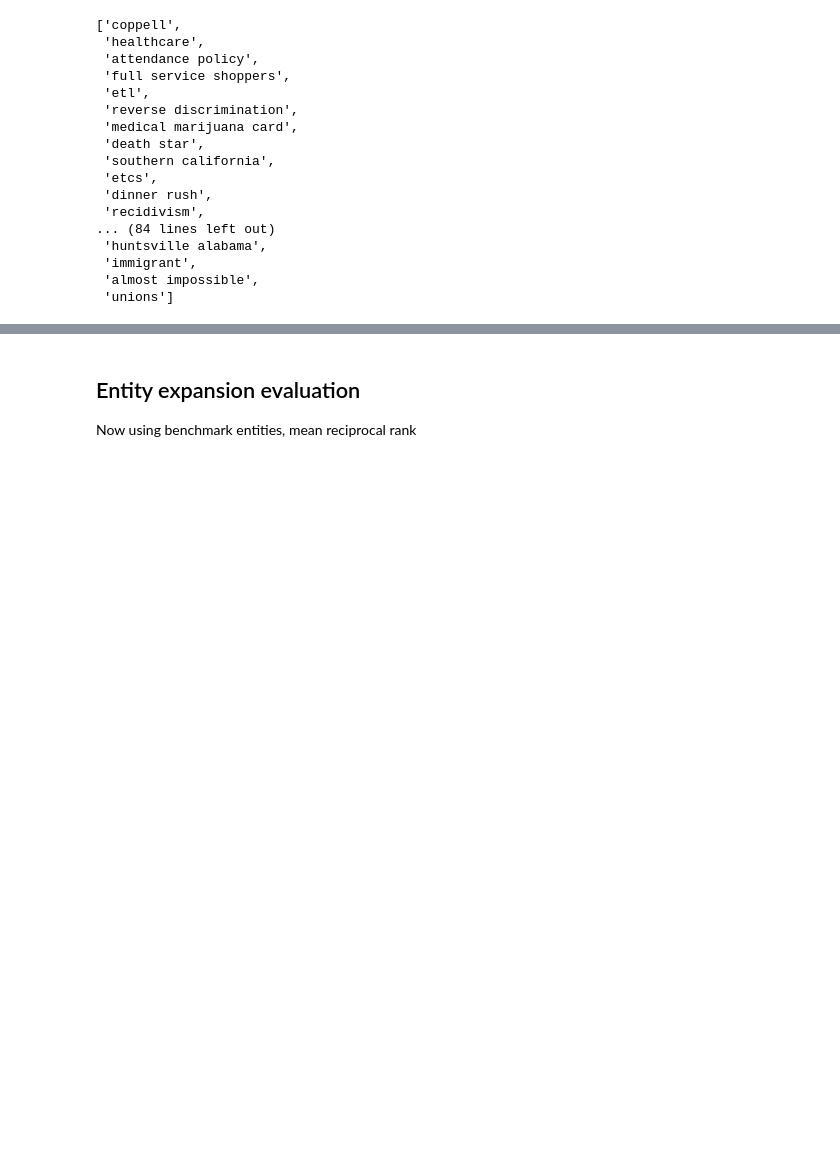
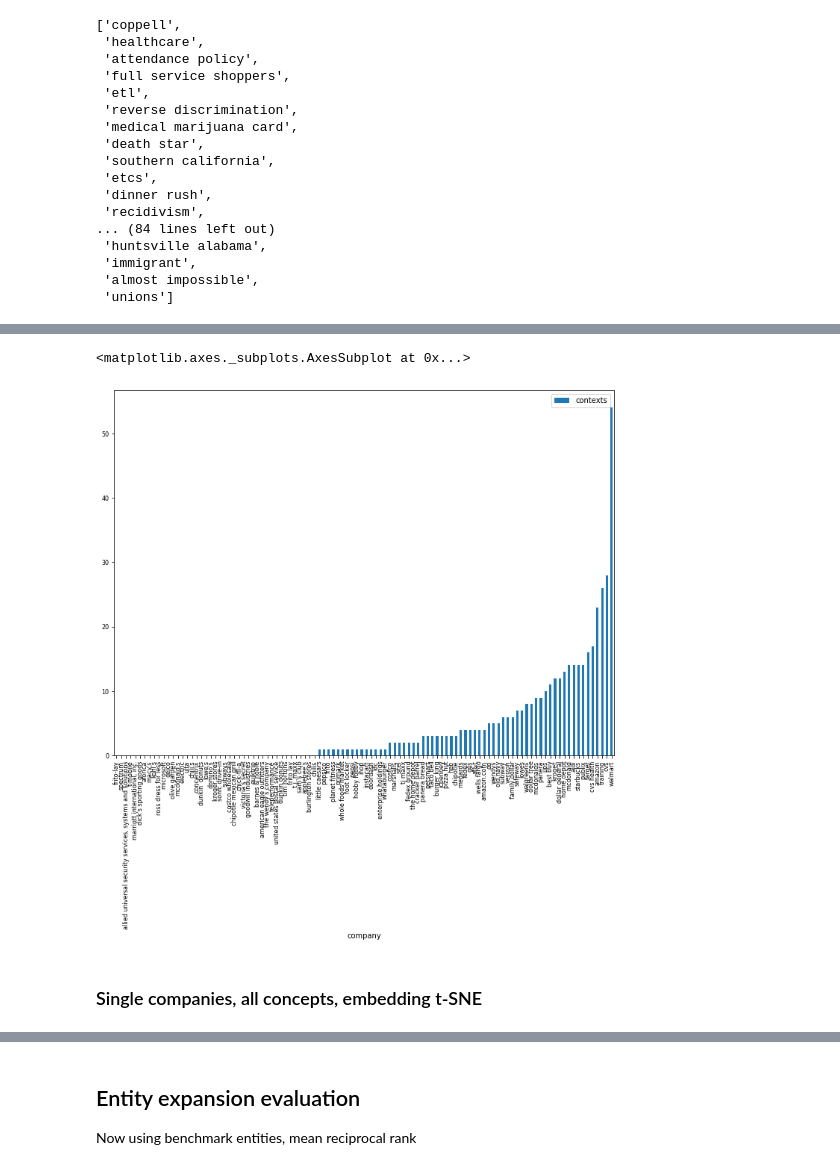
Before and after one commit to megagonlabs/eseBench, a Jupyter notebook: src/kb_toolkit/KBExtract.ipynb, the cells around one changed output, grey strips where cells are left out. Cells and saved outputs as stored; diff of their text form; code cells hidden in the pictures; blank space fills up the shorter version.

```diff
--- a/src/kb_toolkit/KBExtract.ipynb
+++ b/src/kb_toolkit/KBExtract.ipynb
@@ -1607,0 +1912,6 @@ random.sample(_cc_cands, k=100)
+# %%
+for _e, _cnt in _benefits_freqs:
+    print(f'{_e:24s}',
+          _cnt,
+          _emb_benefits_list.index(_e) if _e in _emb_benefits_list else -1,
+          _lm_benefits_list.index(_e) if _e in _lm_benefits_list else -1)
@@ -1607,0 +2060,15 @@ random.sample(_cc_cands, k=100)
+# %%
+concepts_df = load_seed_aligned_concepts(seed_aligned_concepts_path)
+seed_instances_dict = dict(zip(concepts_df['alignedCategoryName'], concepts_df['seedInstances']))
+
+_collected_company = list(all_benchmark_instances['company'] | set(seed_instances_dict['company']))
+_collected_benefits = list(all_benchmark_instances['benefits'] | set(seed_instances_dict['benefits']))
+# %%
+_company_cnt, _company_contexts = get_masked_contexts_for_entities_with_rels(
+    entities=_collected_company,
+    input_corpus=sent_dicts,
+    with_entities=_collected_benefits
+)
+# %%
+_company_cnt_list = sorted(_company_cnt.items(), key=lambda p: p[1])
+_company_cnt_list
@@ -1607,0 +2093,8 @@ random.sample(_cc_cands, k=100)
+# %%
+_company_cnt_df = pd.DataFrame(_company_cnt_list, columns=['company', 'contexts'])
+_company_cnt_df.plot.bar(x='company', y='contexts', rot=90, fontsize=8, figsize=(12,9))
+# %% [output]
+<matplotlib.axes._subplots.AxesSubplot at 0x...>
+[figure, added]
+# %% [markdown]
+### Single companies, all concepts, embedding t-SNE
```
Also changed, not shown: parts of 39 cells of this notebook.
